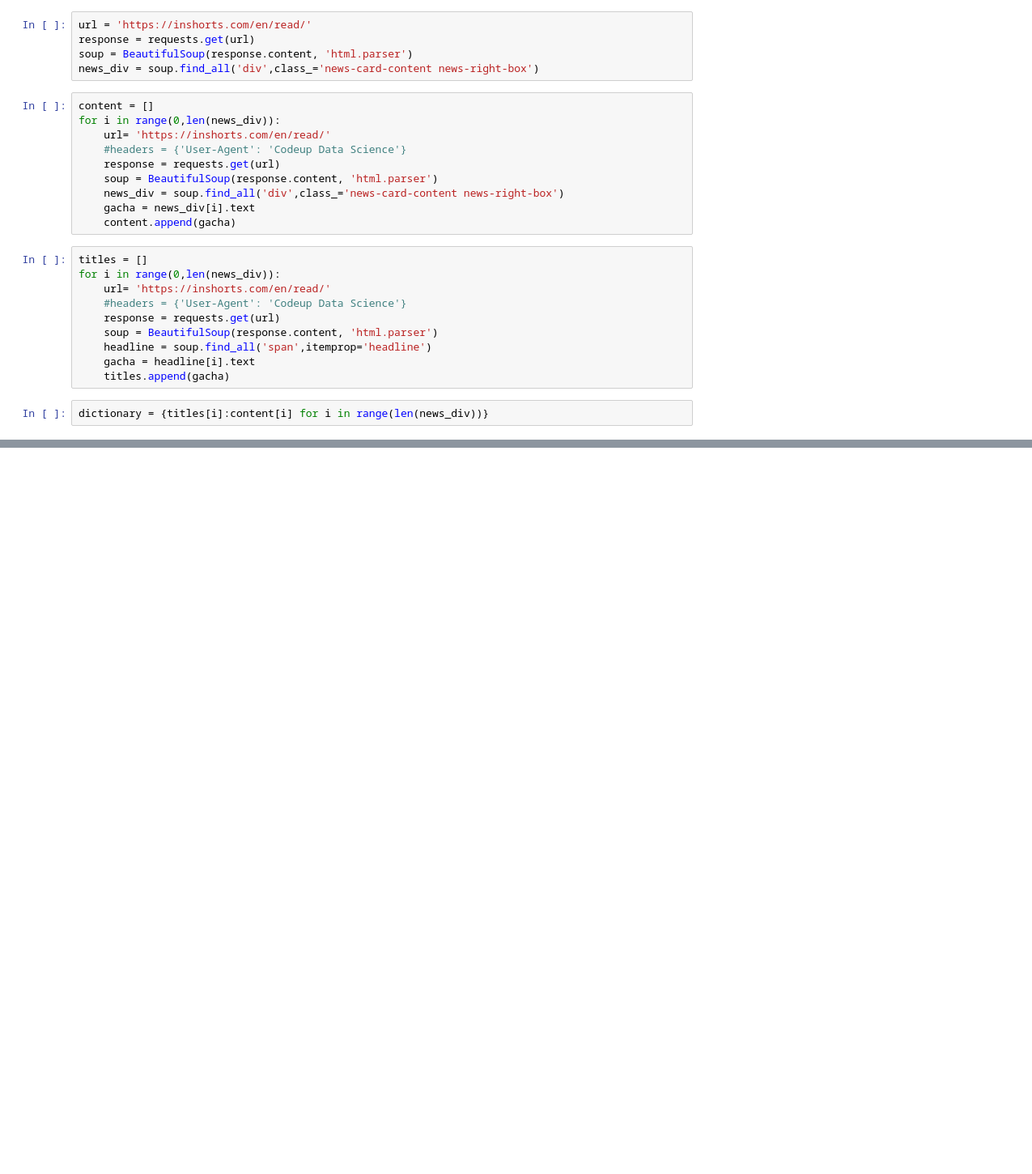
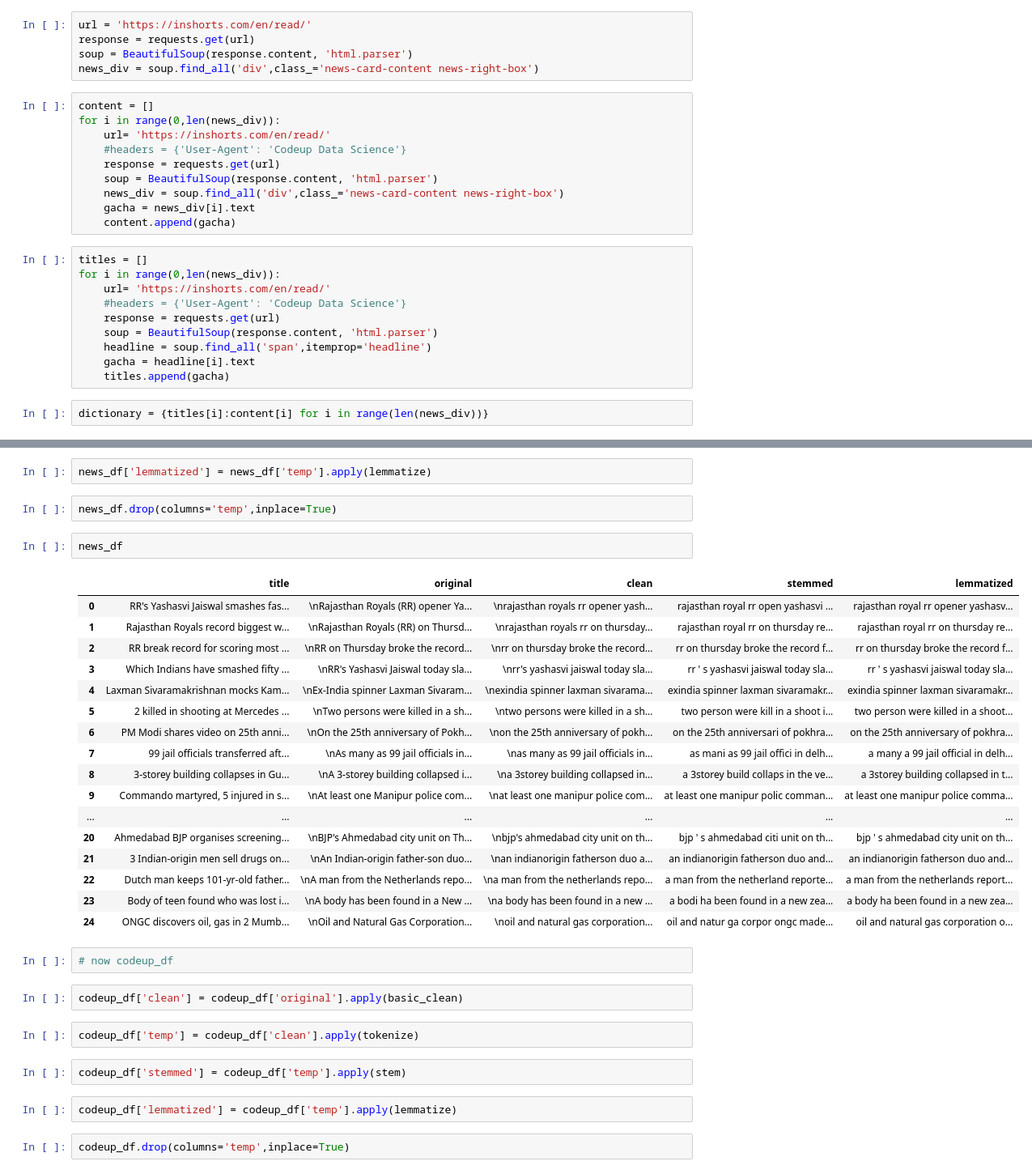
Before and after one commit to RichardAlcabes22/natural-language-processing-exerises, a Jupyter notebook: prepare_ex.ipynb, the cells around one changed output, grey strips where cells are left out. Shown at 81% size. Drawn from its saved outputs; the diff is of its cells as text; blank space fills up the shorter version.

```diff
--- a/prepare_ex.ipynb
+++ b/prepare_ex.ipynb
@@ -279,0 +439,36 @@ dictionary = {titles[i]:content[i] for i in range(len(news_div))}
+# %%
+news_df['lemmatized'] = news_df['temp'].apply(lemmatize)
+# %%
+news_df.drop(columns='temp',inplace=True)
+# %%
+news_df
+# %% [output]
+|  | title | original | clean | stemmed | lemmatized |
+| 0 | RR's Yashasvi Jaiswal smashes fas... | \nRajasthan Royals (RR) opener Ya... | \nrajasthan royals rr opener yash... | rajasthan royal rr open yashasvi ... | rajasthan royal rr opener yashasv... |
+| 1 | Rajasthan Royals record biggest w... | \nRajasthan Royals (RR) on Thursd... | \nrajasthan royals rr on thursday... | rajasthan royal rr on thursday re... | rajasthan royal rr on thursday re... |
+| 2 | RR break record for scoring most ... | \nRR on Thursday broke the record... | \nrr on thursday broke the record... | rr on thursday broke the record f... | rr on thursday broke the record f... |
+| 3 | Which Indians have smashed fifty ... | \nRR's Yashasvi Jaiswal today sla... | \nrr's yashasvi jaiswal today sla... | rr ' s yashasvi jaiswal today sla... | rr ' s yashasvi jaiswal today sla... |
+| 4 | Laxman Sivaramakrishnan mocks Kam... | \nEx-India spinner Laxman Sivaram... | \nexindia spinner laxman sivarama... | exindia spinner laxman sivaramakr... | exindia spinner laxman sivaramakr... |
+| 5 | 2 killed in shooting at Mercedes ... | \nTwo persons were killed in a sh... | \ntwo persons were killed in a sh... | two person were kill in a shoot i... | two person were killed in a shoot... |
+| 6 | PM Modi shares video on 25th anni... | \nOn the 25th anniversary of Pokh... | \non the 25th anniversary of pokh... | on the 25th anniversari of pokhra... | on the 25th anniversary of pokhra... |
+| 7 | 99 jail officials transferred aft... | \nAs many as 99 jail officials in... | \nas many as 99 jail officials in... | as mani as 99 jail offici in delh... | a many a 99 jail official in delh... |
+| 8 | 3-storey building collapses in Gu... | \nA 3-storey building collapsed i... | \na 3storey building collapsed in... | a 3storey build collaps in the ve... | a 3storey building collapsed in t... |
+| 9 | Commando martyred, 5 injured in s... | \nAt least one Manipur police com... | \nat least one manipur police com... | at least one manipur polic comman... | at least one manipur police comma... |
+| ... | ... | ... | ... | ... | ... |
+| 20 | Ahmedabad BJP organises screening... | \nBJP's Ahmedabad city unit on Th... | \nbjp's ahmedabad city unit on th... | bjp ' s ahmedabad citi unit on th... | bjp ' s ahmedabad city unit on th... |
+| 21 | 3 Indian-origin men sell drugs on... | \nAn Indian-origin father-son duo... | \nan indianorigin fatherson duo a... | an indianorigin fatherson duo and... | an indianorigin fatherson duo and... |
+| 22 | Dutch man keeps 101-yr-old father... | \nA man from the Netherlands repo... | \na man from the netherlands repo... | a man from the netherland reporte... | a man from the netherlands report... |
+| 23 | Body of teen found who was lost i... | \nA body has been found in a New ... | \na body has been found in a new ... | a bodi ha been found in a new zea... | a body ha been found in a new zea... |
+| 24 | ONGC discovers oil, gas in 2 Mumb... | \nOil and Natural Gas Corporation... | \noil and natural gas corporation... | oil and natur ga corpor ongc made... | oil and natural gas corporation o... |
+# %%
+# now codeup_df
+# %%
+codeup_df['clean'] = codeup_df['original'].apply(basic_clean)
+# %%
+codeup_df['temp'] = codeup_df['clean'].apply(tokenize)
+# %%
+codeup_df['stemmed'] = codeup_df['temp'].apply(stem)
+# %%
+codeup_df['lemmatized'] = codeup_df['temp'].apply(lemmatize)
+# %%
+codeup_df.drop(columns='temp',inplace=True)
```
Also changed, not shown: parts of 33 cells of this notebook, 1 other file.
